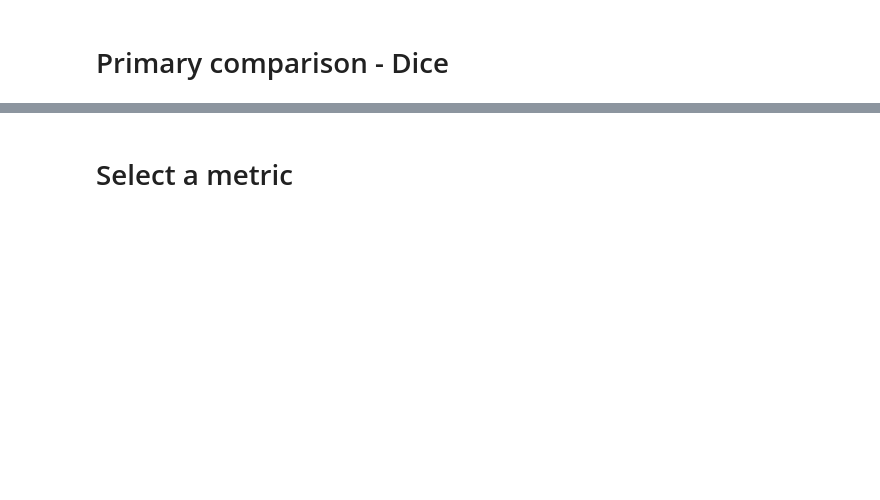
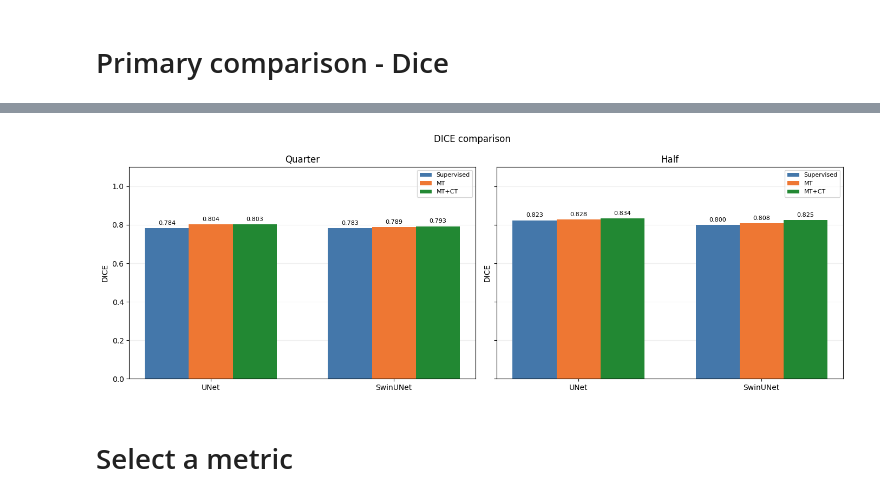
Before and after one commit to Avcuongy/poply-image-segmentation, a Jupyter notebook: notebooks/evaluation/evaluation_total.ipynb, the cells around one changed output, grey strips where cells are left out. Cells and saved outputs as stored; diff of their text form; code cells hidden in the pictures; blank space fills up the shorter version.

```diff
--- a/notebooks/evaluation/evaluation_total.ipynb
+++ b/notebooks/evaluation/evaluation_total.ipynb
@@ -29,13 +31,7 @@ except ImportError:
 # Configuration
 # %%
 SELECTED_METRIC = "dice"
-METRICS = [
-    "dice",
-    "iou",
-    "precision",
-    "recall",
-    "hd95",
-]
+METRICS = ["dice", "iou", "precision", "recall", "hd95"]
 DATA_DIR = PROJECT_ROOT / "data/data"
 TEST_CSV = DATA_DIR / "sample/test.csv"
 CONFIG = {
@@ -48,10 +44,10 @@ CONFIG = {
     "input_std": [0.229, 0.224, 0.225],
     "mean_teacher_state": "student",
     "batch_size": 16,
-    "num_workers": 2,
+    "num_workers": 0,
 }
 CLASS_NAMES = ["background", "non-neoplastic", "neoplastic"]
-METHODS = ["Supervised", "Mean Teacher", "Mean Teacher + Contrastive"]
+METHODS = ["Supervised", "MT", "MT+CT"]
 COLORS = dict(zip(METHODS, ["#4477AA", "#EE7733", "#228833"]))
 ARCHITECTURES = ["UNet", "SwinUNet"]
 SPLITS = ["quarter", "half"]
@@ -65,3 +61,9 @@ MODEL_META = {
 }
 print("Device:", CONFIG["device"])
 print("Primary metric: Dice")
+if SELECTED_METRIC not in METRICS:
+    raise ValueError(f"Choose a metric from {METRICS}")
+if CONFIG["mean_teacher_state"] not in ("student", "teacher"):
+    raise ValueError("mean_teacher_state must be student or teacher")
+if int(CONFIG["batch_size"]) < 1 or int(CONFIG["num_workers"]) < 0:
+    raise ValueError("Invalid batch_size or num_workers")
@@ -77,11 +82,10 @@ CHECKPOINTS = {
         / "models/mean teacher/best_mean_teacher_UNet_quarter.pth",
     },
     "contrastive_unet": {
-        "half": None,
+        "half": PROJECT_ROOT / "models/contrastive/best_ContrastiveUNet_half.pth",
         "quarter": PROJECT_ROOT / "models/contrastive/best_ContrastiveUNet_quarter.pth",
     },
 }
-
 SWIN_CHECKPOINTS = {
     "swin": {
         "half": PROJECT_ROOT / "models/baseline/best_SwinUNet_half.pth",
@@ -419,7 +515,7 @@ for label, group in class_rows.groupby("model"):
     if (
         set(group.class_id) != {0, 1, 2}
         or len(group) != 3
-        or not np.isfinite(group.dice).all()
+        or (not np.isfinite(group.dice).all())
     ):
         raise ValueError(
             f"{label}: Dice comparison requires three defined class scores."
@@ -441,6 +551,8 @@ def finish_figure(fig):
 
 
 def grouped_bars(metric):
+    if metric not in METRICS:
+        raise ValueError(f"Choose a metric from {METRICS}")
     fig, axes = plt.subplots(
         1, len(SPLITS), figsize=(14, 5), squeeze=False, sharey=True
     )
@@ -457,37 +569,39 @@ def grouped_bars(metric):
             bars = ax.bar(
                 x + (index - 1) * width,
                 scores,
                 width,
                 color=COLORS[method],
                 label=method,
             )
             ax.bar_label(
                 bars,
-                labels=[f"{v:.3f}" if pd.notna(v) else "" for v in scores],
+                labels=[f"{v:.3f}" if np.isfinite(v) else "" for v in scores],
                 fontsize=8,
                 padding=3,
             )
             for position, value in zip(x + (index - 1) * width, scores):
-                if pd.isna(value):
+                if not np.isfinite(value):
                     ax.text(position, 0, "N/A", ha="center", va="bottom", fontsize=8)
         ax.set_xticks(x, ARCHITECTURES)
-        ax.set_title(f"{split.title()} labeled training data")
+        ax.set_title(split.title())
         ax.set_ylabel(metric.upper())
         ax.grid(axis="y", alpha=0.2)
         ax.set_axisbelow(True)
+        ax.legend(fontsize=8)
         if metric != "hd95":
             ax.set_ylim(0, 1.1)
         else:
             ax.set_ylim(bottom=0)
-    axes[0, 0].legend(fontsize=8)
     fig.suptitle(
         f"{metric.upper()} comparison"
         + (" - lower is better" if metric == "hd95" else "")
     )
     finish_figure(fig)
 
 
 grouped_bars("dice")
+# %% [output]
+[figure, added]
 # %% [markdown]
 # Select a metric
 # %%
```
Also changed, not shown: parts of 14 cells of this notebook, 2 other files.
